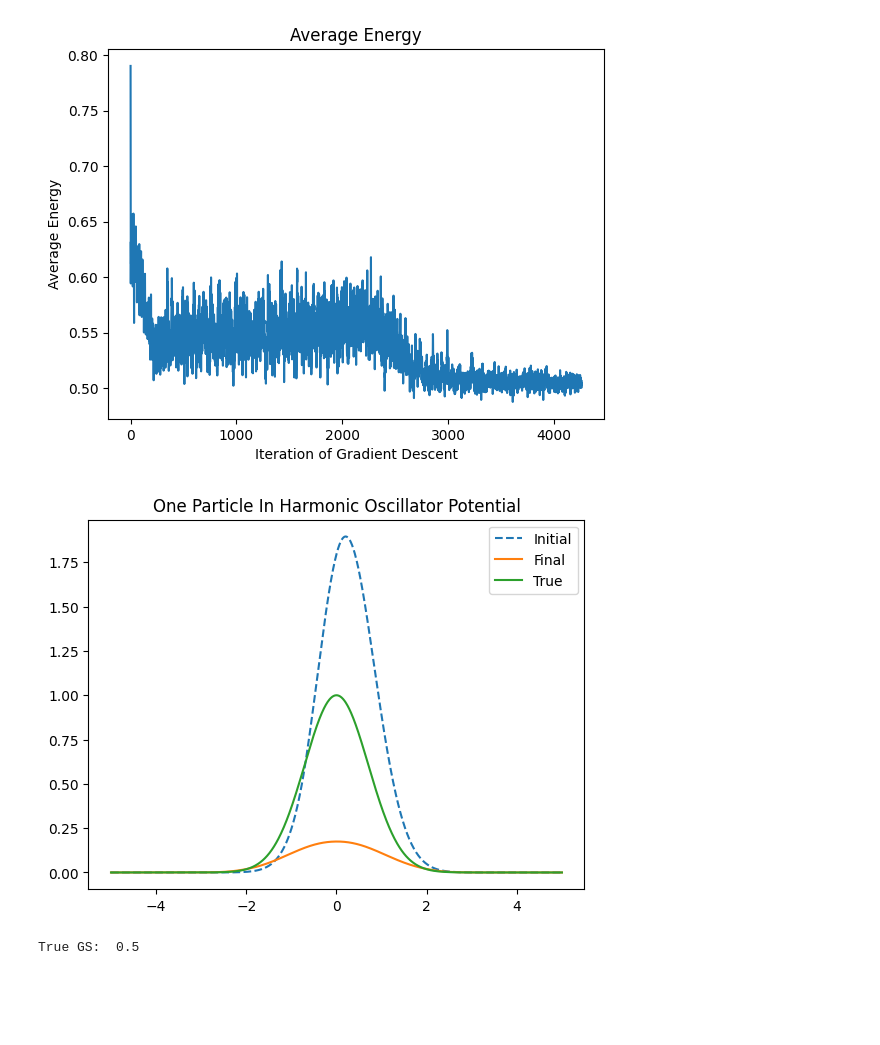
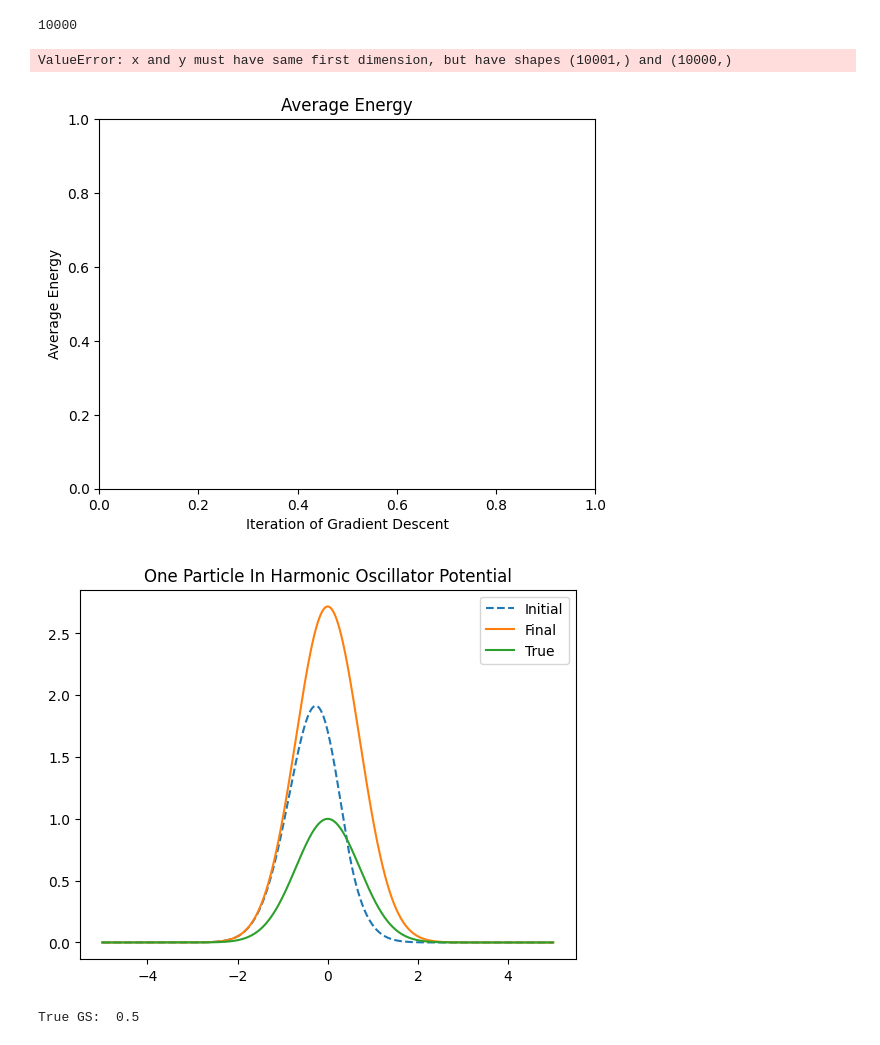
Before and after one commit to hershkumar/summer2022, a Jupyter notebook: neural/one_particle_harmonic_well.ipynb, the cells around one changed output. Cells and saved outputs as stored; diff of their text form; code cells hidden in the pictures; blank space fills up the shorter version.

Commit message:
get plot for 10,000 iterations

```diff
--- a/neural/one_particle_harmonic_well.ipynb
+++ b/neural/one_particle_harmonic_well.ipynb
@@ -17,7 +17,7 @@ omega = 1
 class Network:
     #TODO: Add in biases, see if that helps
     #[1, 5, 10, 10, 10, 10, 5, 1]
-    def __init__(self, node_counts=[1, 50, 1]):
+    def __init__(self, node_counts=[1, 50,50,50,50,50, 1]):
         # defining the structure of the neural network
         self.num_layers = len(node_counts)
         # the number of nodes for each layer
@@ -211,7 +211,7 @@ def avg_energy(params, omega, num_samples = 10**3):
 weight1 = []
 last_bias = []
 energies = []
-def vgrad_opt(start_params, omega, num_samples=10**3, learning_rate=.1, max_iterations=10000, tolerance=.0001):
+def vgrad_opt(start_params, omega, num_samples=10**3, learning_rate=.1, max_iterations=10000, tolerance=.000001):
     params = start_params
     hist = [start_params]
 
@@ -290,16 +289,19 @@ plt.show()
 # %%
 # plot the energy over the course of the optimization
 # ys = []
 # for param in optd:
 #     ys.append(avg_energy(param, omega,10**3))
 
 plt.title("Average Energy")
 plt.xlabel("Iteration of Gradient Descent")
 plt.ylabel("Average Energy")
-plt.plot(np.arange(0,len(optd)), energies)
+plt.plot(np.arange(0,len(optd[1:])), energies)
+plt.plot(np.arange(0, len(optd[1:])), [.5 for x in np.arange(0, len(optd[1:]))])
 plt.show()
 # %% [output]
+10000
+ValueError: x and y must have same first dimension, but have shapes (10001,) and (10000,)
-[figure, old version]
+[figure, new version]
 # %%
 ys = [psi(x, optd[-1]) for x in xs]
 yse = [((m*omega)/(np.pi*hbar))**(1/4)*np.exp(-m*omega*x**2/(2*hbar)) for x in xs]
@@ -311,6 +313,6 @@ plt.plot(xs,yse, label="True")
 plt.legend()
 plt.show()
 # %% [output]
-[figure, old version]
+[figure, new version]
 # %%
 print("True GS: ", hbar*omega/2)
```
Also changed, not shown: parts of 3 cells of this notebook, 1 other file.
